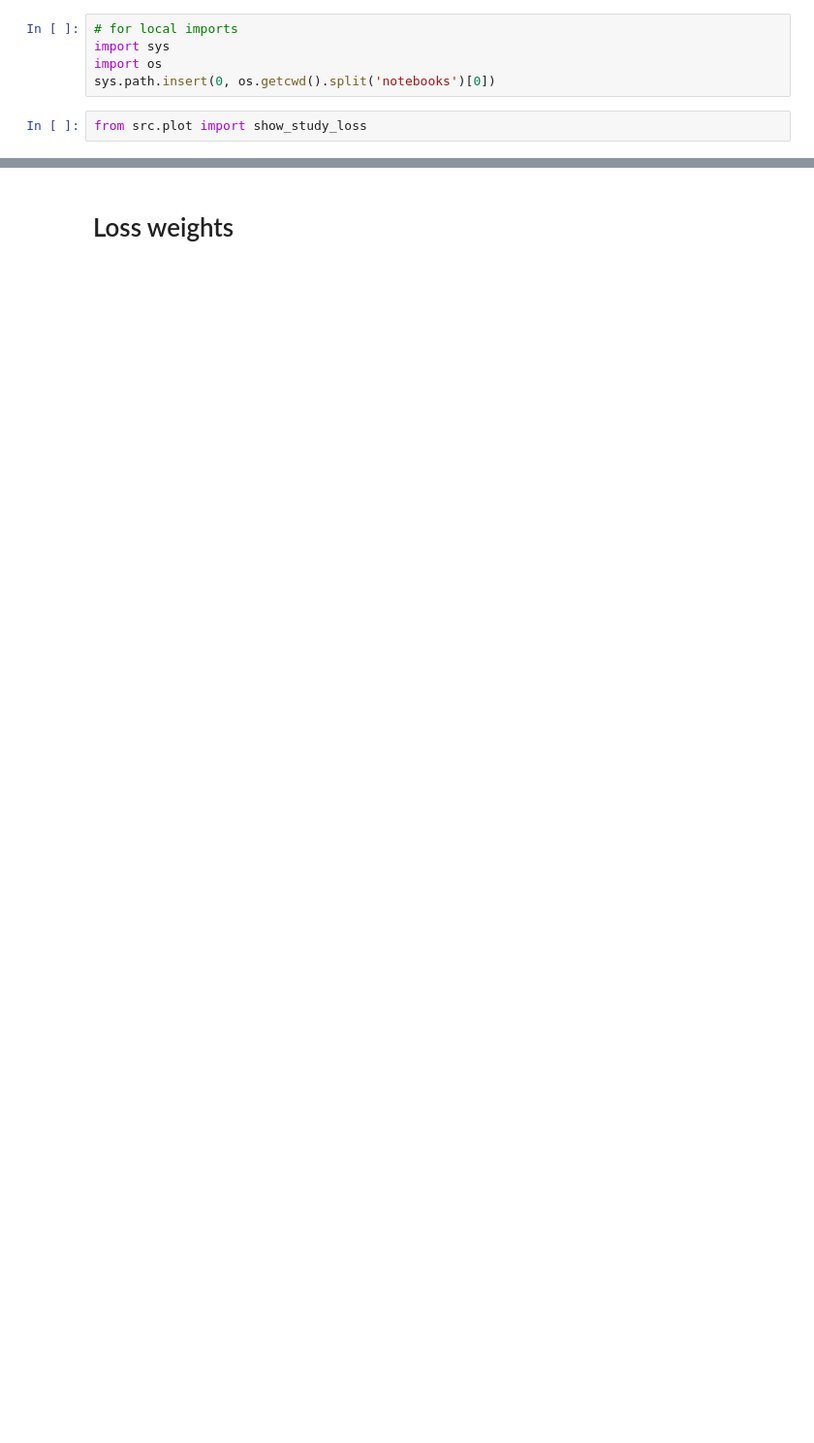
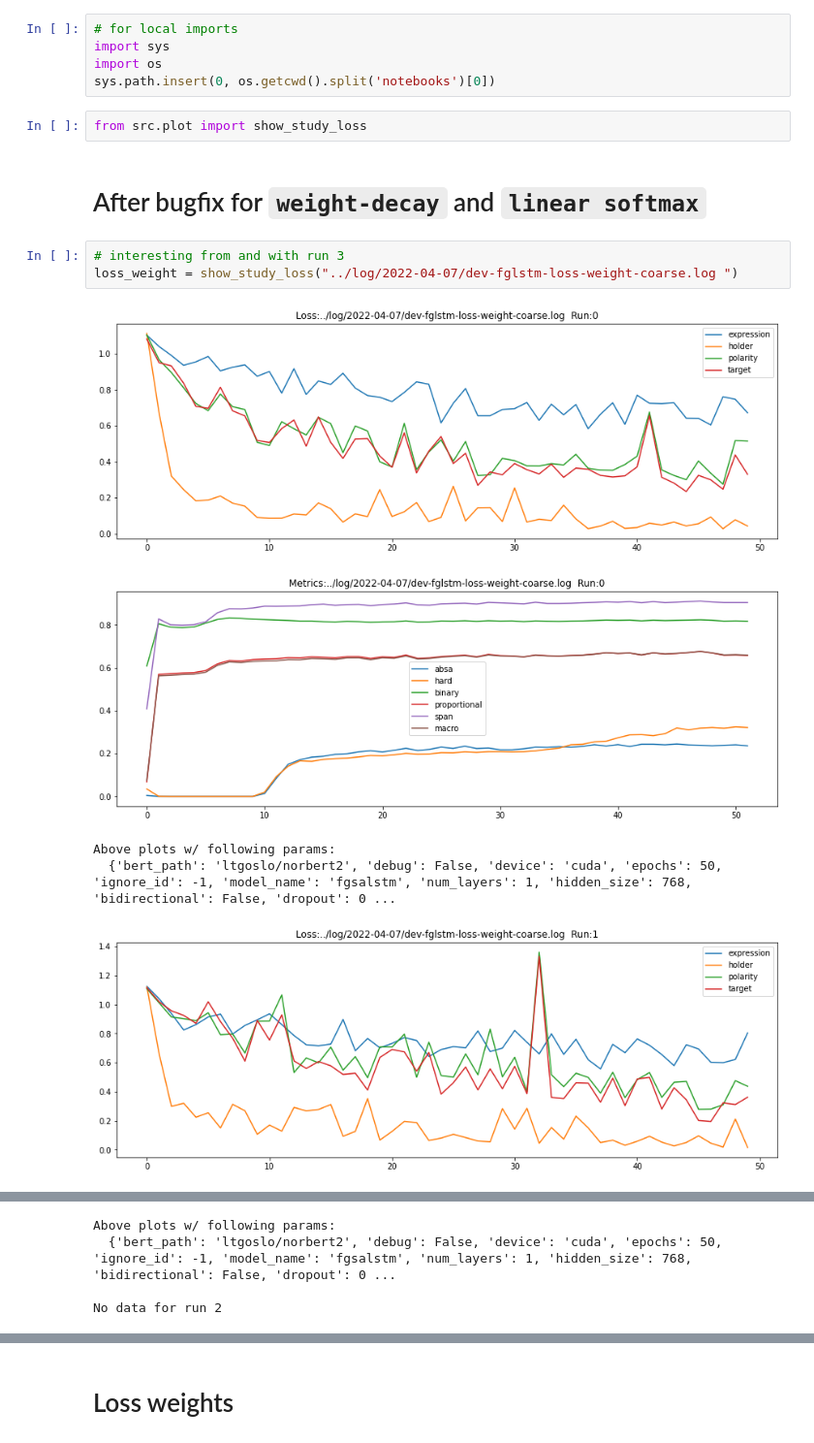
Before and after one commit to pmhalvor/fgsa, a Jupyter notebook: notebooks/hyper-fgsaLSTM.ipynb, the cells around one changed output, grey strips where cells are left out. Shown at 97% size. Drawn from its saved outputs; the diff is of its cells as text; blank space fills up the shorter version.

Commit message:
newest notebooks after debug (midruns)

```diff
--- a/notebooks/hyper-fgsaLSTM.ipynb
+++ b/notebooks/hyper-fgsaLSTM.ipynb
@@ -5,3 +5,14 @@ import os
 sys.path.insert(0, os.getcwd().split('notebooks')[0])
 # %%
 from src.plot import show_study_loss
+# %% [markdown]
+# After bugfix for `weight-decay` and `linear softmax`
+# %%
+# interesting from and with run 3
+loss_weight = show_study_loss("../log/2022-04-07/dev-fglstm-loss-weight-coarse.log ")
+# %% [output]
+[figure, added]
+[figure, added]
+Above plots w/ following params:
+  {'bert_path': 'ltgoslo/norbert2', 'debug': False, 'device': 'cuda', 'epochs': 50, 'ignore_id': -1, 'model_name': 'fgsalstm', 'num_layers': 1, 'hidden_size': 768, 'bidirectional': False, 'dropout': 0 ...
+[figure, added]
@@ -7,0 +20,4 @@ from src.plot import show_study_loss
+Above plots w/ following params:
+  {'bert_path': 'ltgoslo/norbert2', 'debug': False, 'device': 'cuda', 'epochs': 50, 'ignore_id': -1, 'model_name': 'fgsalstm', 'num_layers': 1, 'hidden_size': 768, 'bidirectional': False, 'dropout': 0 ...
+
+No data for run 2
```
Also changed, not shown: parts of 17 cells of this notebook, 2 other files.
